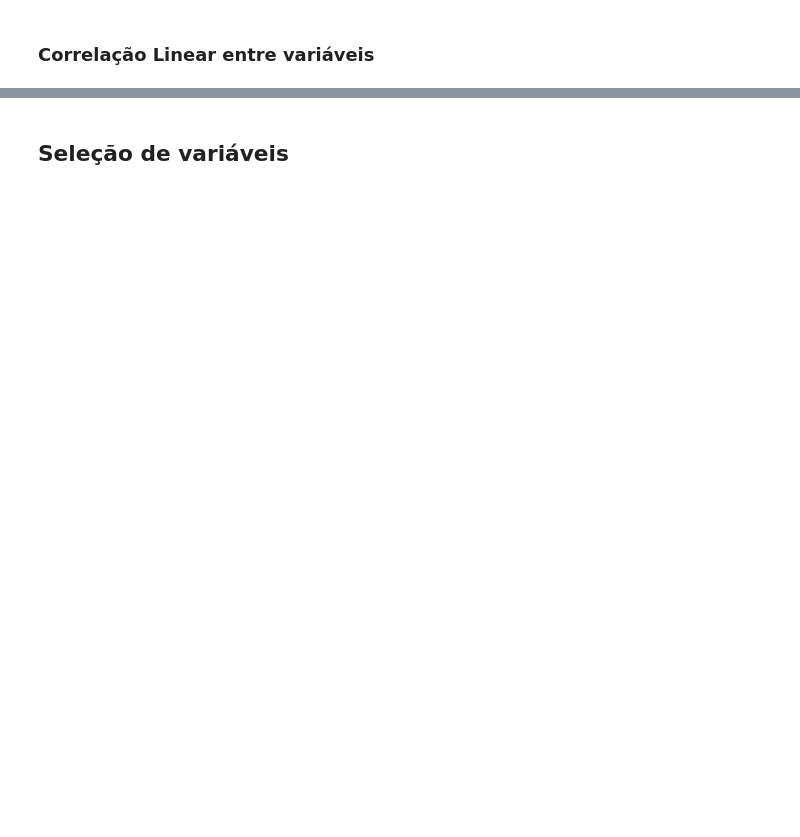
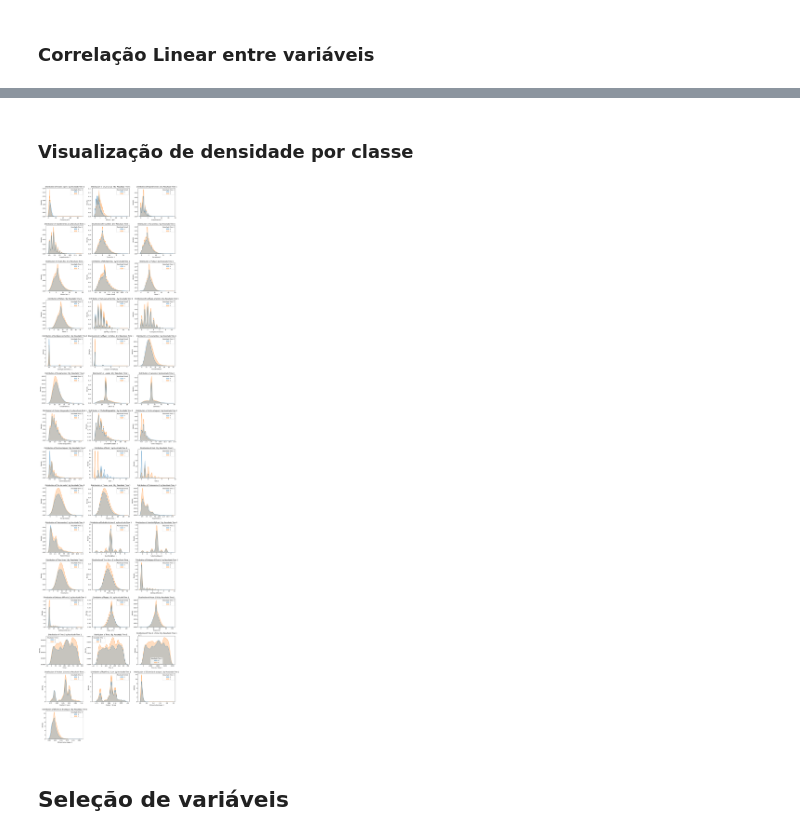
Before and after one commit to UFRJ-Analytica/PS-2025.1, a Jupyter notebook: draft.ipynb, the cells around one changed output, grey strips where cells are left out. Saved outputs shown, nothing was run; the diff lists cells and outputs as text; code cells hidden in the pictures; blank space fills up the shorter version.

```diff
--- a/draft.ipynb
+++ b/draft.ipynb
@@ -336,3 +444,33 @@ if (plot):
+# %% [markdown]
+### Visualização de densidade por classe
+# %%
+import math
+hueVar = 'Resultado Time 1'
+dataset = ace_df_encoded
+
+# Filtra apenas colunas numéricas, exceto a hueVar
+numeric_cols = dataset.select_dtypes(include='number').columns
+numeric_cols = [col for col in numeric_cols if col != hueVar]
+
+cols_per_row = 3
+n = len(numeric_cols)
+rows = math.ceil(n / cols_per_row)
+
+fig, axes = plt.subplots(rows, cols_per_row, figsize=(5*cols_per_row, 4*rows))
+axes = axes.flatten()
+
+for i, col in enumerate(numeric_cols):
+    sns.kdeplot(data=dataset, x=col, hue=hueVar, fill=True, ax=axes[i])
+    axes[i].set_title(f'Distribution of {col} by {hueVar}')
+
+# Remove gráficos vazios se o número de colunas não for múltiplo de 3
+for j in range(i + 1, len(axes)):
+    fig.delaxes(axes[j])
+
+plt.tight_layout()
+plt.show()
+# %% [output]
+[figure, added]
 # %% [markdown]
 ## Seleção de variáveis
 # %%
```
Also changed, not shown: parts of 38 cells of this notebook.
